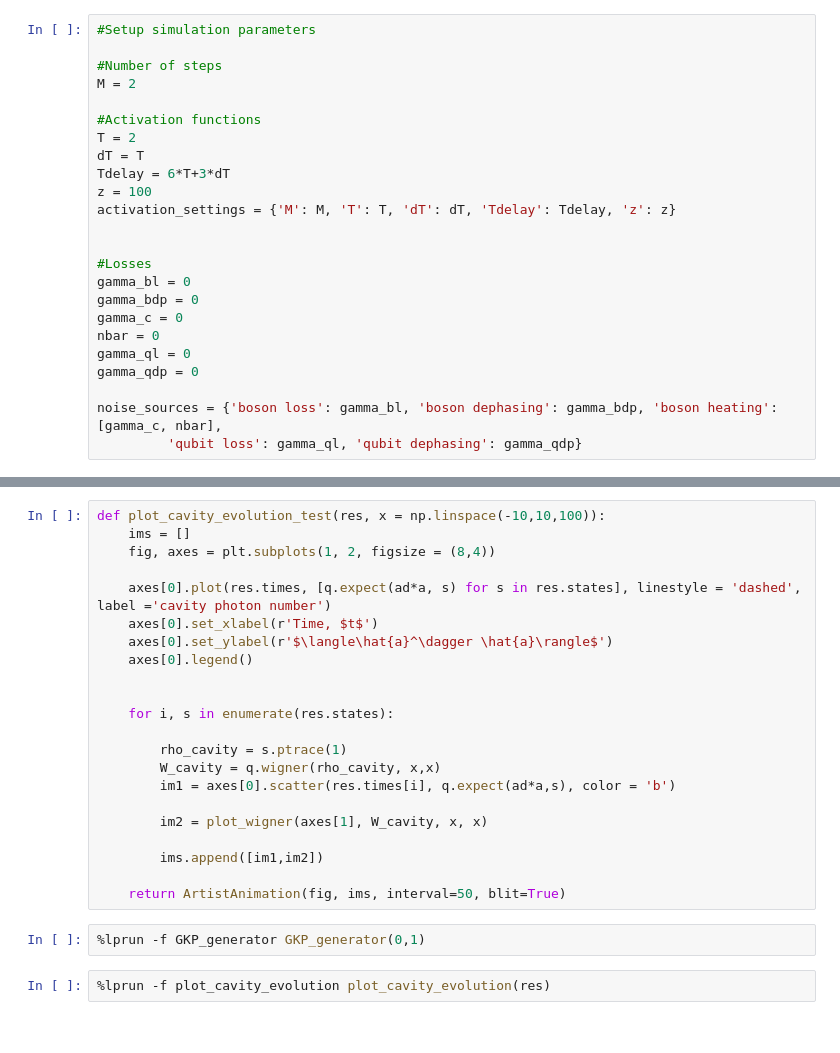
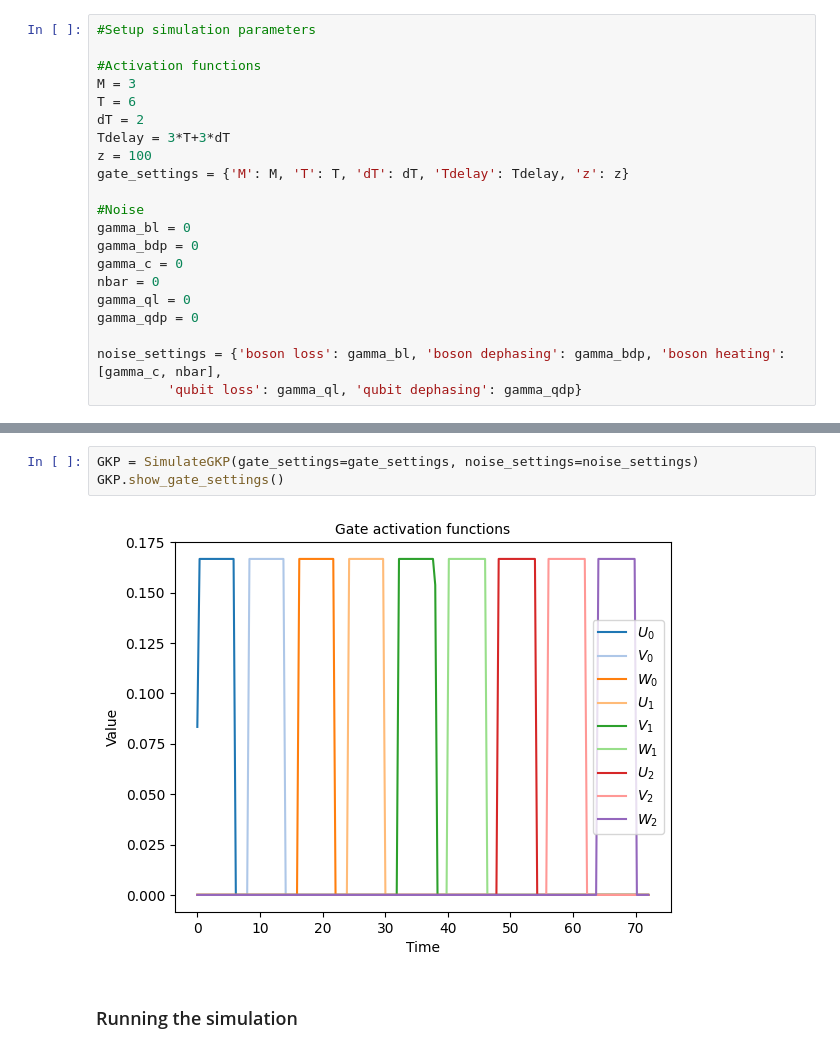
Before and after one commit to olgasolodovnikova/gridprep, a Jupyter notebook: Example.ipynb, the cells around one changed output, grey strips where cells are left out. Drawn from its saved outputs; the diff is of its cells as text.

```diff
--- a/Example.ipynb
+++ b/Example.ipynb
@@ -22,18 +51,15 @@ where
 # %%
 #Setup simulation parameters
 
-#Number of steps
-M = 2
+#Activation functions
+M = 3
+T = 6
+dT = 2
+Tdelay = 3*T+3*dT
+z = 100
+gate_settings = {'M': M, 'T': T, 'dT': dT, 'Tdelay': Tdelay, 'z': z}
 
-#Activation functions
-T = 2
-dT = T
-Tdelay = 6*T+3*dT
-z = 100
-activation_settings = {'M': M, 'T': T, 'dT': dT, 'Tdelay': Tdelay, 'z': z}
-
-
-#Losses
+#Noise
 gamma_bl = 0
 gamma_bdp = 0
 gamma_c = 0
@@ -41,5 +67,5 @@ nbar = 0
 gamma_ql = 0
 gamma_qdp = 0
 
-noise_sources = {'boson loss': gamma_bl, 'boson dephasing': gamma_bdp, 'boson heating': [gamma_c, nbar],
+noise_settings = {'boson loss': gamma_bl, 'boson dephasing': gamma_bdp, 'boson heating': [gamma_c, nbar],
          'qubit loss': gamma_ql, 'qubit dephasing': gamma_qdp}
@@ -147,26 +72,7 @@ button.on_click(on_button_clicked)
-# %%
-def plot_cavity_evolution_test(res, x = np.linspace(-10,10,100)):
-    ims = []
-    fig, axes = plt.subplots(1, 2, figsize = (8,4))
-
-    axes[0].plot(res.times, [q.expect(ad*a, s) for s in res.states], linestyle = 'dashed', label ='cavity photon number')
-    axes[0].set_xlabel(r'Time, $t$')
-    axes[0].set_ylabel(r'$\langle\hat{a}^\dagger \hat{a}\rangle$')
-    axes[0].legend()
-
-
-    for i, s in enumerate(res.states):
-
-        rho_cavity = s.ptrace(1)
-        W_cavity = q.wigner(rho_cavity, x,x)
-        im1 = axes[0].scatter(res.times[i], q.expect(ad*a,s), color = 'b')
-
-        im2 = plot_wigner(axes[1], W_cavity, x, x)
-
-        ims.append([im1,im2])
-
-    return ArtistAnimation(fig, ims, interval=50, blit=True)
-# %%
-%lprun -f GKP_generator GKP_generator(0,1)
-# %%
-%lprun -f plot_cavity_evolution plot_cavity_evolution(res)
+# %%
+GKP = SimulateGKP(gate_settings=gate_settings, noise_settings=noise_settings)
+GKP.show_gate_settings()
+# %% [output]
+[figure, added]
+# %% [markdown]
+### Running the simulation
```
Also changed, not shown: parts of 22 cells of this notebook, 10 other files.
